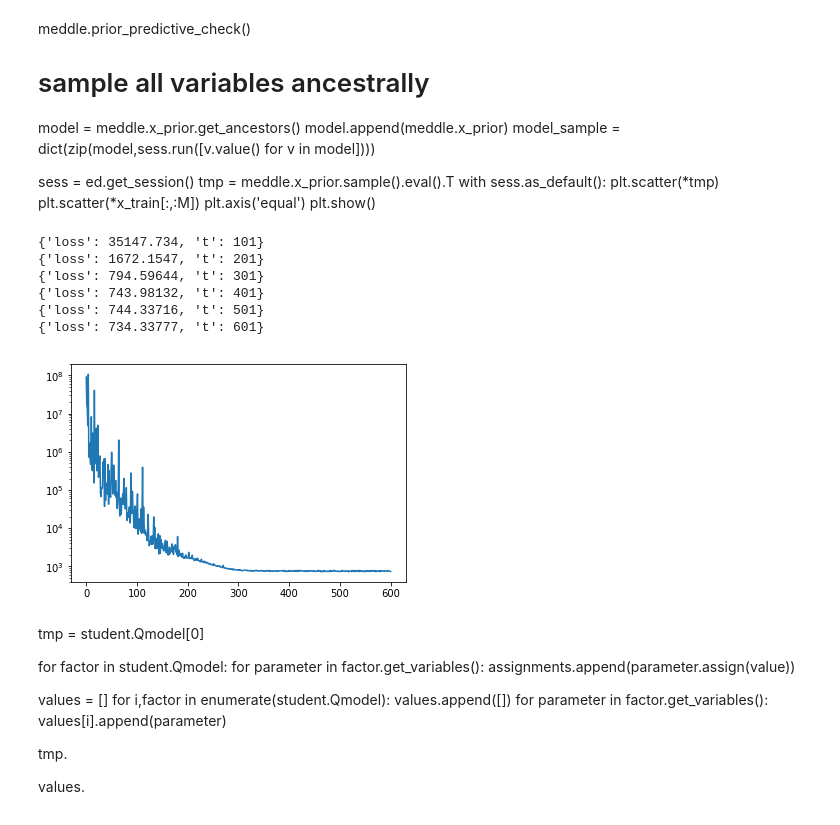
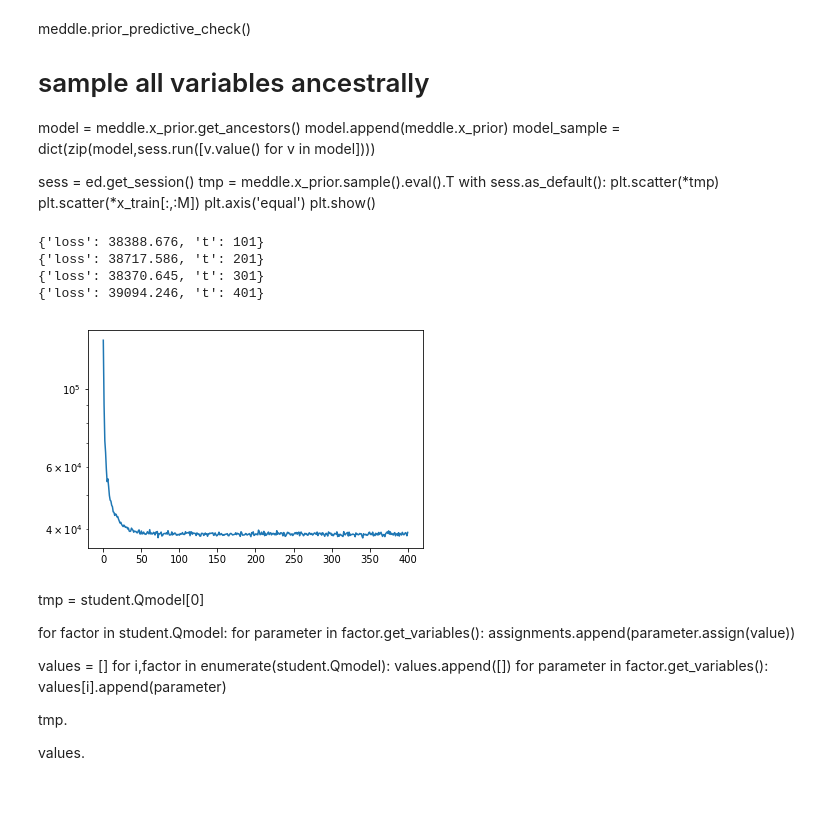
Before and after one commit to deoxyribose/auml, a Jupyter notebook: edward-factor/amortized-factor_model-horseshoe-Copy1.ipynb, the cells around one changed output. Cells and saved outputs as stored; diff of their text form; code cells hidden in the pictures.

```diff
--- a/edward-factor/amortized-factor_model-horseshoe-Copy1.ipynb
+++ b/edward-factor/amortized-factor_model-horseshoe-Copy1.ipynb
@@ -260,7 +257,7 @@ class low_rank_mvn_horseshoe_ard():
         print(qmu.variance().eval())
         self.Qmodel = (qsigma,qlamda,qtau,qw,qz,qmu)
 # %%
-N, D = 1000, 3
+N, D = 5000, 3
 # %%
 ledermann_bound(D) # if this is > K, model should be identifiable according to Identifiability of Factor Analysis: Some Results and Open Problems
 # %% [output]
@@ -269,8 +266,8 @@ ledermann_bound(D) # if this is > K, model should be identifiable according to I
 teacher = low_rank_mvn_horseshoe_ard(N,D)
 # %%
 sess = ed.get_session()
-tmp = sess.run([v.value() for v in [teacher.x, teacher.Pmodel[3]]])
+#tmp = sess.run([v.value() for v in (teacher.x) + teacher.Pmodel])
+tmp = sess.run([v.value() for v in [teacher.x, teacher.Pmodel[0]]])
 sampled_from_prior,W_prior = tmp
 np.round(W_prior,1)
-hinton(W_prior.T)
 # %% [output]
@@ -302,22 +301,20 @@ with sess.as_default():
     plt.axis('equal')
     plt.show()
 # %%
-M = 75
+M = N
 student = low_rank_mvn_horseshoe_ard(M,D)
-student.initialize(x_train)
+#student.initialize(x_train)
 # %%
 # meddle.infer(x_train, M=M, n_epoch = 300, n_samples = 300, optimizer='adadelta')
 #meddle.infer(x_train, M=M, n_epoch = 300, n_samples = 300, optimizer= 'gradientdescent')
 #meddle.infer(x_train, M=M, n_epoch = 300, n_samples = 300, optimizer= tf.train.MomentumOptimizer(learning_rate=0.01, momentum=0.9, use_nesterov=True))
-student.infer(x_train, n_epoch = 100, n_samples = 500)
+student.infer(x_train, n_epoch = 500, n_samples = 10)
 # %% [output]
-{'loss': 35147.734, 't': 101}
-{'loss': 1672.1547, 't': 201}
-{'loss': 794.59644, 't': 301}
-{'loss': 743.98132, 't': 401}
-{'loss': 744.33716, 't': 501}
-{'loss': 734.33777, 't': 601}
+{'loss': 38388.676, 't': 101}
+{'loss': 38717.586, 't': 201}
+{'loss': 38370.645, 't': 301}
+{'loss': 39094.246, 't': 401}
-[figure, old version]
+[figure, new version]
 # %% [markdown]
 tmp = student.Qmodel[0]
 
```
Also changed, not shown: parts of 27 cells of this notebook, 7 other files.
